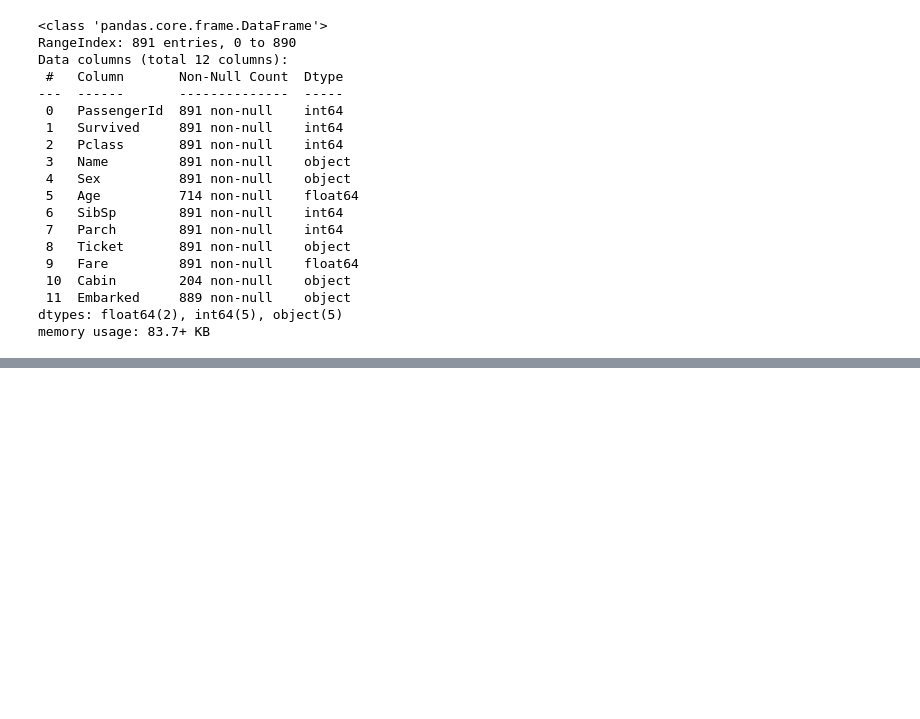
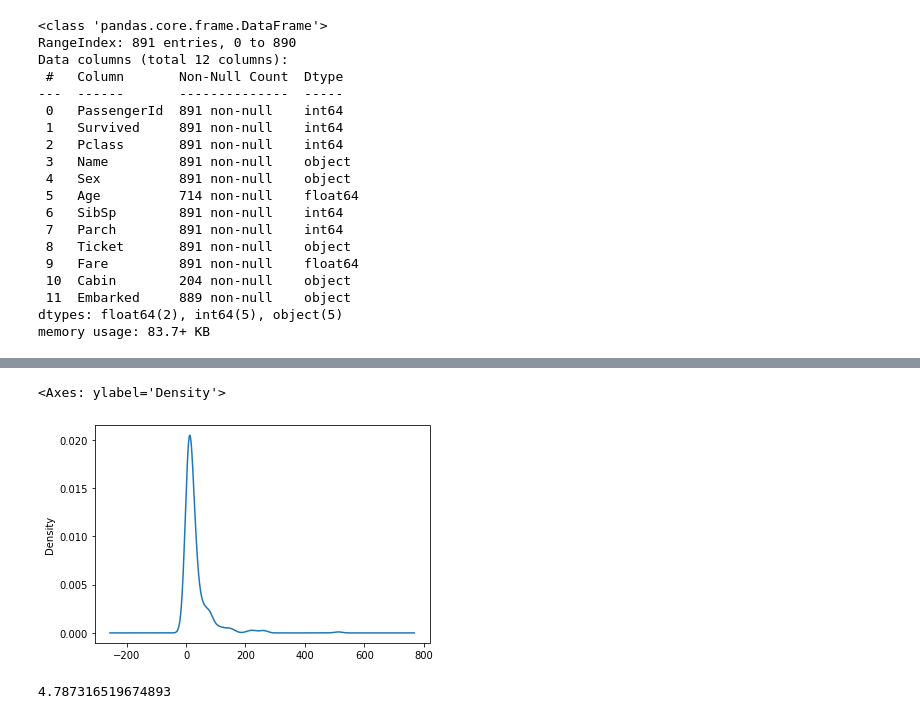
Before and after one commit to niteshpantha/titanic_data, a Jupyter notebook: titanic_analysis.ipynb, the cells around one changed output, grey strips where cells are left out. Cells and saved outputs as stored; diff of their text form; code cells hidden in the pictures; blank space fills up the shorter version.

```diff
--- a/titanic_analysis.ipynb
+++ b/titanic_analysis.ipynb
@@ -185,0 +215,9 @@ df_train[df_train['Age'] > 65]
+# %%
+df_train["Fare"].plot(kind="kde")
+# %% [output]
+<Axes: ylabel='Density'>
+[figure, added]
+# %%
+df_train["Fare"].skew()
+# %% [output]
+4.787316519674893
```
Also changed, not shown: parts of 71 cells of this notebook.
